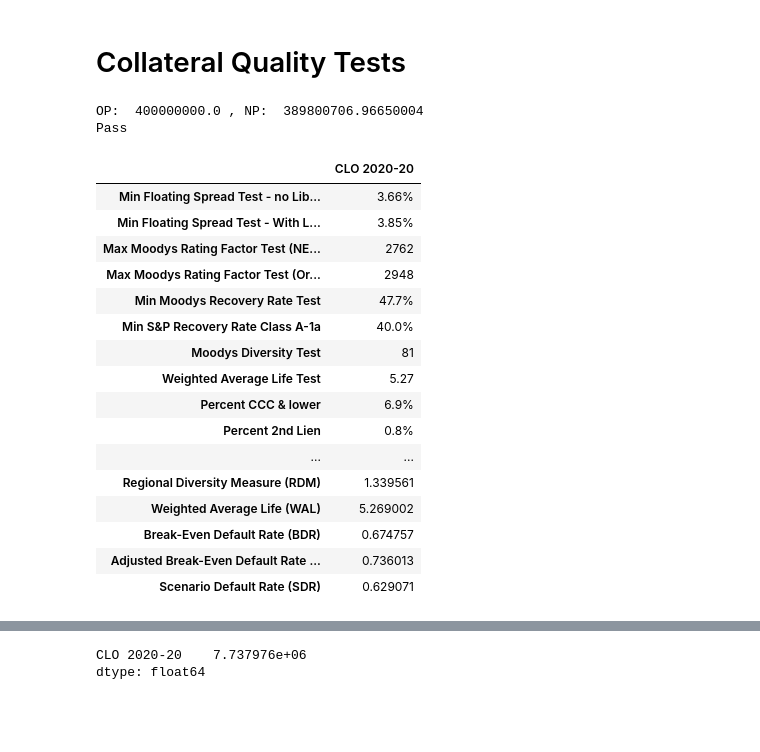
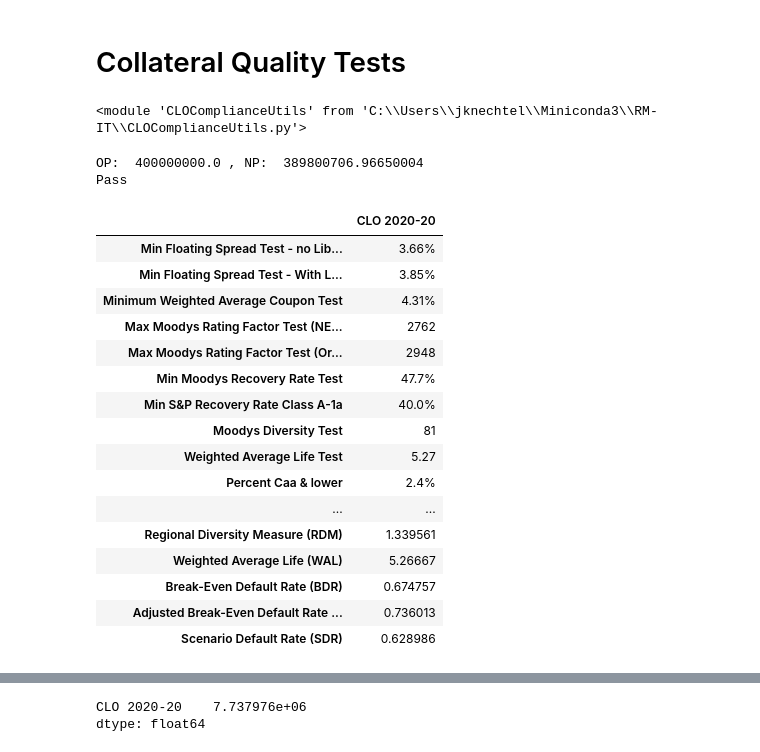
Before and after one commit to joshknechtel-gs/RM-IT, a Jupyter notebook: ComplianceChecks.ipynb, the cells around one changed output, grey strips where cells are left out. Saved outputs shown, nothing was run; the diff lists cells and outputs as text; code cells hidden in the pictures; blank space fills up the shorter version.

```diff
--- a/ComplianceChecks.ipynb
+++ b/ComplianceChecks.ipynb
@@ -802,19 +803,7 @@ path = 'Z:/Shared/Risk Management and Investment Technology/CLO Optimization/CLO
 file = 'Master Position Report.xlsx'
 filepath = path + file
 # %%
-clo_df = get_master_position_report(filepath)
+clo_df = ccu.get_master_position_report(filepath)
-# %%
-libor = 0.0020
-
-def Libor_floor(df,libor = 0.0020):
-    df['Libor Floor'] = df['Floor']-libor
-    df.loc[df['Libor Floor']<0,'Libor Floor'] = 0
-    return df
-
-clo_df['Effective Spread'] = clo_df['Spread'] + Libor_floor(clo_df,libor = 0.0020)['Libor Floor']
-
-
-#clo_df= Libor_floor(clo_df,libor = 0.0020)
 # %%
 clo_df.columns
 # %% [output]
@@ -855,31 +844,36 @@ dtypes: datetime64[ns](1), float64(29), int64(1), object(23)
 memory usage: 203.7+ KB
 # %% [markdown]
 # Collateral Quality Tests
+# %%
+import importlib
+importlib.reload(ccu)
+# %% [output]
+<module 'CLOComplianceUtils' from 'C:\\Users\\jknechtel\\Miniconda3\\RM-IT\\CLOComplianceUtils.py'>
 # %%
-pstats = Port_stats(clo_df, weight_col='CLO 2020-20')
-ocstats = Overcollateralization_Stats(clo_df,'CLO 2020-20',dict_2020_20)
-sstats = SP_CDO_Monitor_Test(clo_df,col='CLO 2020-20')
+pstats = ccu.Port_stats(clo_df, weight_col='CLO 2020-20')
+ocstats = ccu.Overcollateralization_Stats(clo_df,'CLO 2020-20',ccu.dict_2020_20)
+sstats = ccu.SP_CDO_Monitor_Test(clo_df,col='CLO 2020-20')
 
 pstats = pstats.append(ocstats)
 pstats = pstats.append(sstats)
 pstats
 # %% [output]
 OP:  400000000.0 , NP:  389800706.96650004
 Pass
 |  | CLO 2020-20 |
 | Min Floating Spread Test - no Lib... | 3.66% |
 | Min Floating Spread Test - With L... | 3.85% |
+| Minimum Weighted Average Coupon Test | 4.31% |
 | Max Moodys Rating Factor Test (NE... | 2762 |
 | Max Moodys Rating Factor Test (Or... | 2948 |
 | Min Moodys Recovery Rate Test | 47.7% |
 | Min S&P Recovery Rate Class A-1a | 40.0% |
 | Moodys Diversity Test | 81 |
 | Weighted Average Life Test | 5.27 |
-| Percent CCC & lower | 6.9% |
-| Percent 2nd Lien | 0.8% |
+| Percent Caa & lower | 2.4% |
 | ... | ... |
 | Regional Diversity Measure (RDM) | 1.339561 |
-| Weighted Average Life (WAL) | 5.269002 |
+| Weighted Average Life (WAL) | 5.26667 |
 | Break-Even Default Rate (BDR) | 0.674757 |
 | Adjusted Break-Even Default Rate ... | 0.736013 |
-| Scenario Default Rate (SDR) | 0.629071 |
+| Scenario Default Rate (SDR) | 0.628986 |
```
Also changed, not shown: parts of 18 cells of this notebook, 1 other file.
